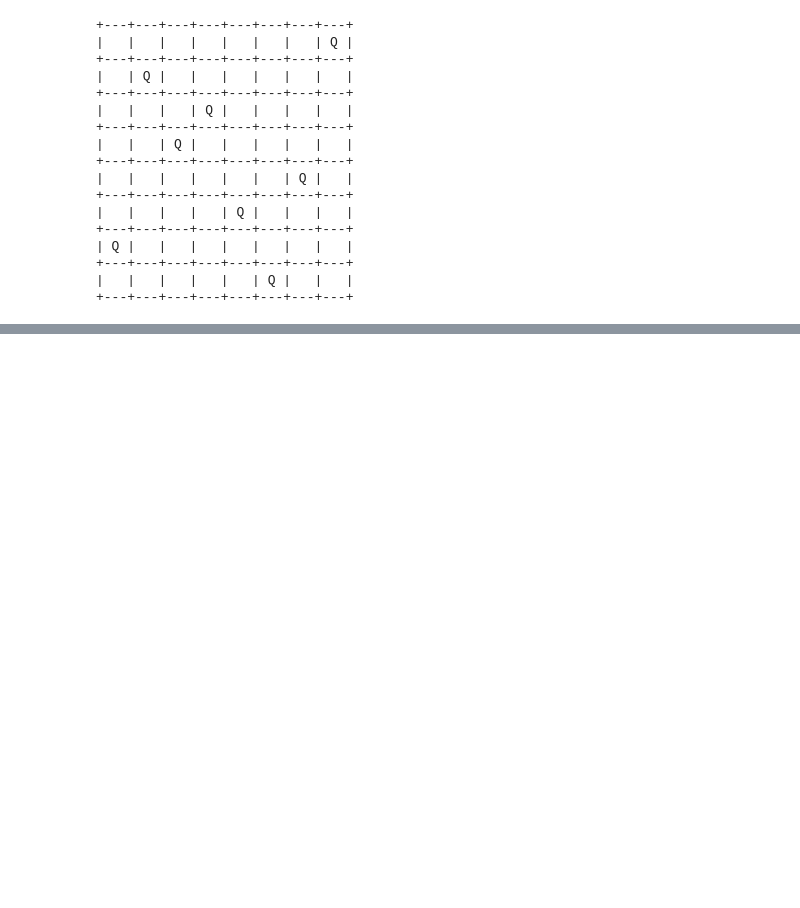
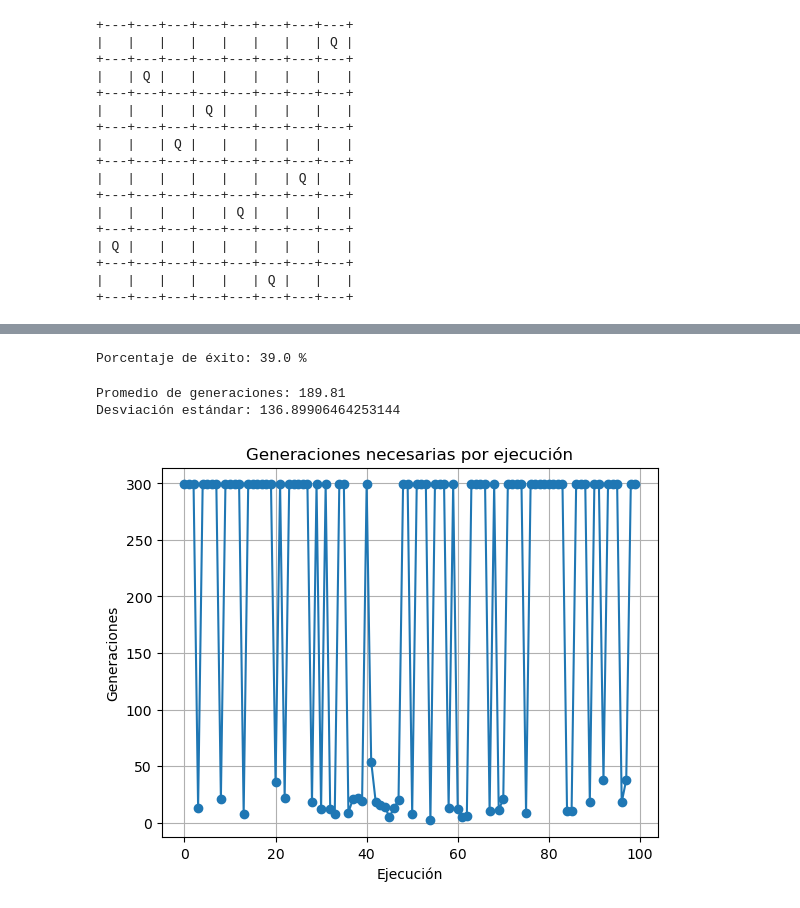
Before and after one commit to FabrexG/Ejercicios_Computacion_evolutiva_2026_1, a Jupyter notebook: reinas.ipynb, the cells around one changed output, grey strips where cells are left out. Saved outputs shown, nothing was run; the diff lists cells and outputs as text; code cells hidden in the pictures; blank space fills up the shorter version.

```diff
--- a/reinas.ipynb
+++ b/reinas.ipynb
@@ -415,0 +495,16 @@ plt.show()
+# %%
+import numpy as np
+
+num_experimentos = 100
+
+generaciones_resultado = []
+exitos = 0
+
+for _ in range(num_experimentos):
+
+    solucion, fmin, fmax, fmean, generacion = algoritmo_genetico_intercambio()
+
+    generaciones_resultado.append(generacion)
+
+    if solucion is not None:
+        exitos += 1
@@ -415,0 +529,33 @@ plt.show()
+# %%
+porcentaje_exito = (exitos / num_experimentos) * 100
+
+print("Porcentaje de éxito:", porcentaje_exito, "%")
+# %% [output]
+Porcentaje de éxito: 39.0 %
+# %%
+generaciones_exito = [g for g in generaciones_resultado if g < 300]
+
+promedio = np.mean(generaciones_exito)
+desviacion = np.std(generaciones_exito)
+
+print("Promedio de generaciones:", promedio)
+print("Desviación estándar:", desviacion)
+# %% [output]
+Promedio de generaciones: 189.81
+Desviación estándar: 136.89906464253144
+# %%
+import matplotlib.pyplot as plt
+
+plt.figure()
+
+plt.plot(generaciones_resultado, marker='o')
+
+plt.xlabel("Ejecución")
+plt.ylabel("Generaciones")
+plt.title("Generaciones necesarias por ejecución")
+
+plt.grid()
+
+plt.show()
+# %% [output]
+[figure, added]
```
Also changed, not shown: parts of 20 cells of this notebook.
